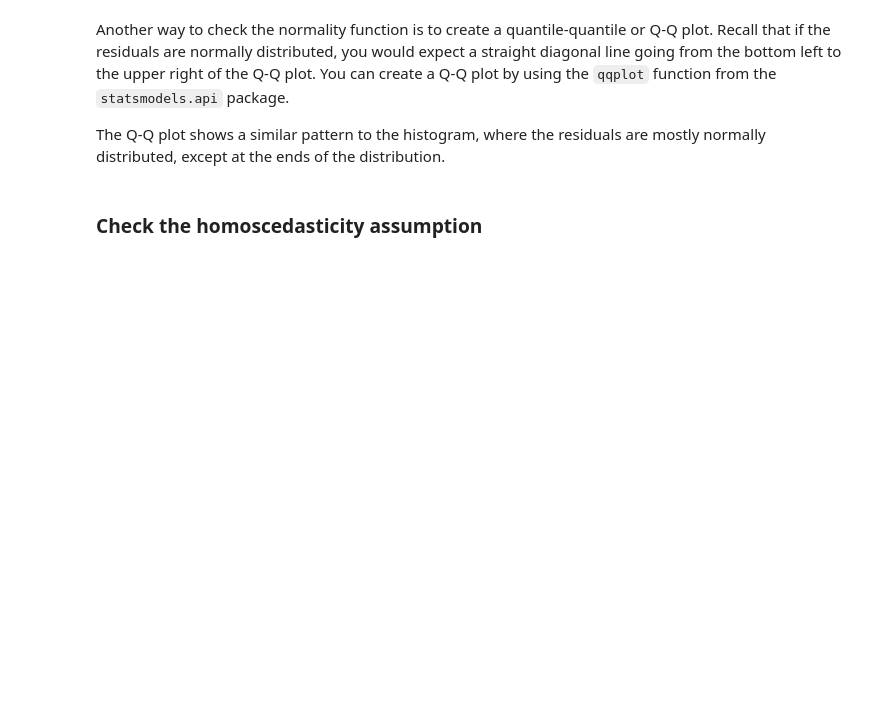
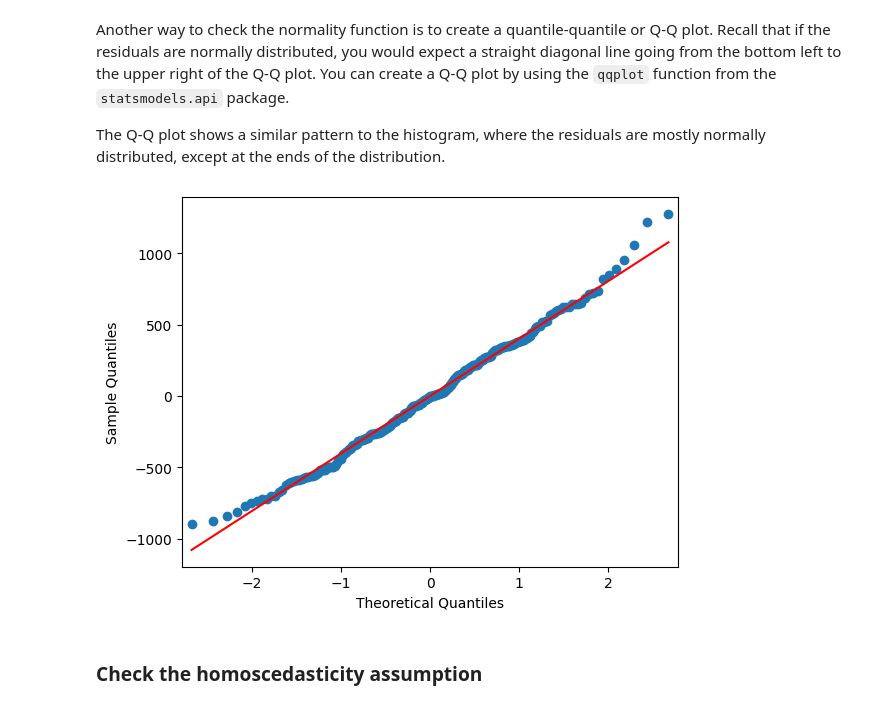
Before and after one commit to dyyland23-glitch/Penguins_Explore-linear-regression-with-Python, a Jupyter notebook: Penguins Explore linear regression with Python.ipynb, the cells around one changed output. Saved outputs shown, nothing was run; the diff lists cells and outputs as text; code cells hidden in the pictures; blank space fills up the shorter version.

```diff
--- a/Penguins Explore linear regression with Python.ipynb
+++ b/Penguins Explore linear regression with Python.ipynb
@@ -141,6 +254,13 @@ From the below histogram, you may notice that the residuals are almost normally
 Another way to check the normality function is to create a quantile-quantile or Q-Q plot. Recall that if the residuals are normally distributed, you would expect a straight diagonal line going from the bottom left to the upper right of the Q-Q plot. You can create a Q-Q plot by using the `qqplot` function from the `statsmodels.api` package.
 
 The Q-Q plot shows a similar pattern to the histogram, where the residuals are mostly normally distributed, except at the ends of the distribution.
+# %%
+import matplotlib.pyplot as plt
+import statsmodels.api as sm
+fig = sm.qqplot(model.resid, line = 's')
+plt.show()
+# %% [output]
+[figure, added]
 # %% [markdown]
 ### Check the homoscedasticity assumption
 # %% [markdown]
```
Also changed, not shown: parts of 17 cells of this notebook.
